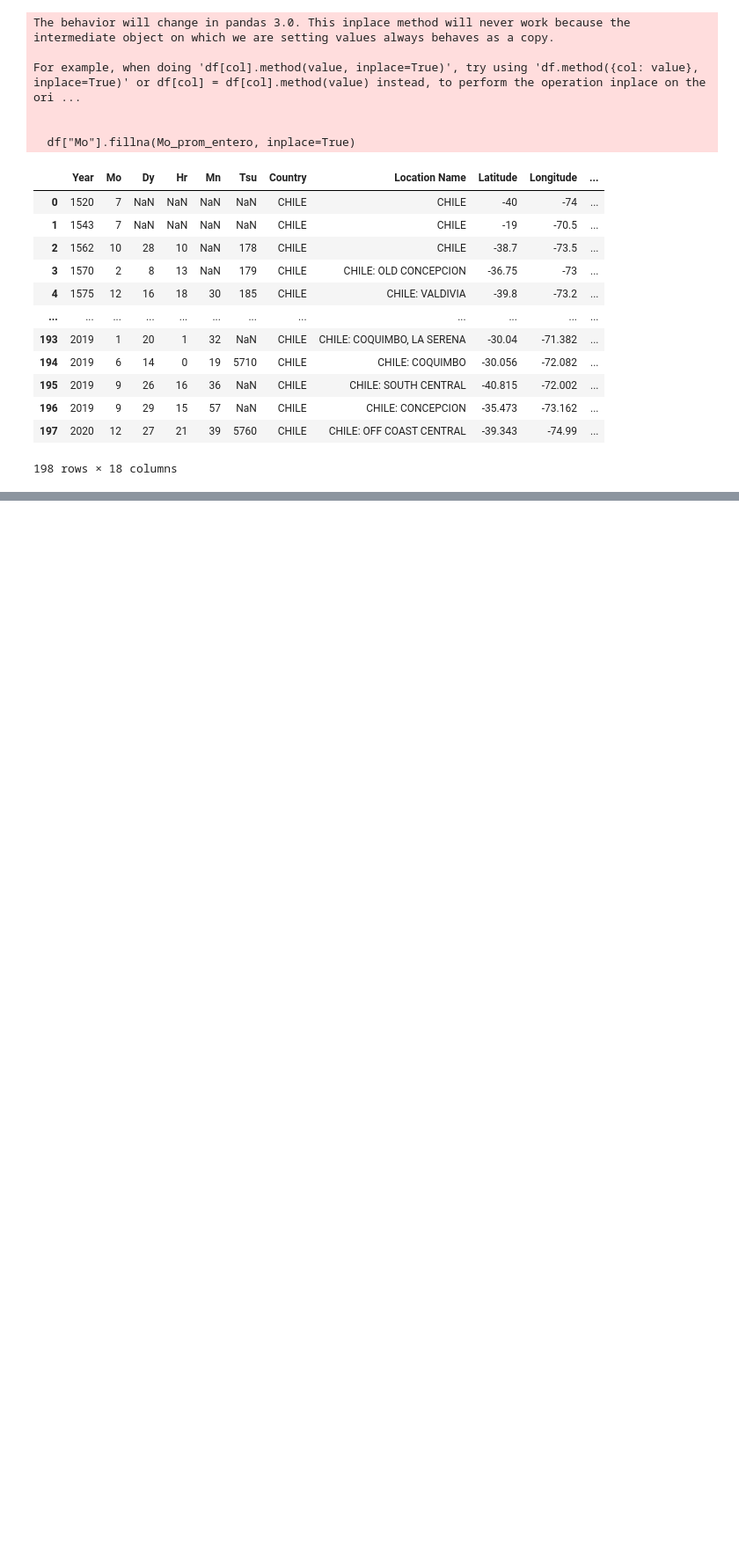
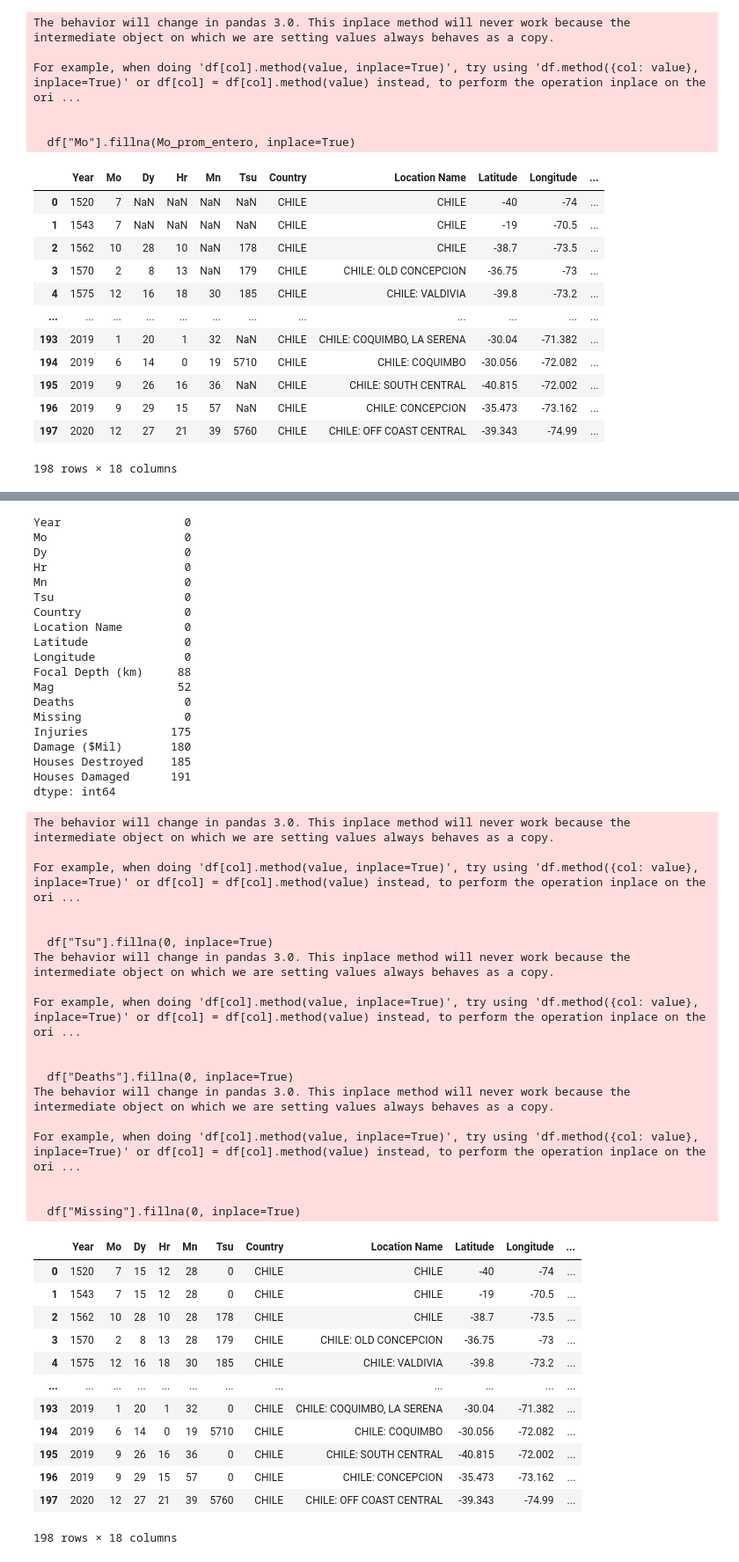
Before and after one commit to FrancoAv1/Taller-de-python-2, a Jupyter notebook: tarea2.ipynb, the cells around one changed output, grey strips where cells are left out. Shown at 88% size. Cells and saved outputs as stored; diff of their text form; code cells hidden in the pictures; blank space fills up the shorter version.

```diff
--- a/tarea2.ipynb
+++ b/tarea2.ipynb
@@ -259,0 +406,60 @@ df
+# %%
+# Reemplaza los valores faltantes en la columna "Tsu", "Deaths" y "Missing" por 0
+df["Tsu"].fillna(0, inplace=True)
+df["Deaths"].fillna(0, inplace=True)
+df["Missing"].fillna(0, inplace=True)
+
+# Cantidad actualizada de valores faltantes en cada columna
+print(df.isnull().sum())
+df
+# %% [output]
+Year                  0
+Mo                    0
+Dy                    0
+Hr                    0
+Mn                    0
+Tsu                   0
+Country               0
+Location Name         0
+Latitude              0
+Longitude             0
+Focal Depth (km)     88
+Mag                  52
+Deaths                0
+Missing               0
+Injuries            175
+Damage ($Mil)       180
+Houses Destroyed    185
+Houses Damaged      191
+dtype: int64
+The behavior will change in pandas 3.0. This inplace method will never work because the intermediate object on which we are setting values always behaves as a copy.
+
+For example, when doing 'df[col].method(value, inplace=True)', try using 'df.method({col: value}, inplace=True)' or df[col] = df[col].method(value) instead, to perform the operation inplace on the ori ...
+
+
+  df["Tsu"].fillna(0, inplace=True)
+The behavior will change in pandas 3.0. This inplace method will never work because the intermediate object on which we are setting values always behaves as a copy.
+
+For example, when doing 'df[col].method(value, inplace=True)', try using 'df.method({col: value}, inplace=True)' or df[col] = df[col].method(value) instead, to perform the operation inplace on the ori ...
+
+
+  df["Deaths"].fillna(0, inplace=True)
+The behavior will change in pandas 3.0. This inplace method will never work because the intermediate object on which we are setting values always behaves as a copy.
+
+For example, when doing 'df[col].method(value, inplace=True)', try using 'df.method({col: value}, inplace=True)' or df[col] = df[col].method(value) instead, to perform the operation inplace on the ori ...
+
+
+  df["Missing"].fillna(0, inplace=True)
+|  | Year | Mo | Dy | Hr | Mn | Tsu | Country | Location Name | Latitude | Longitude | ... |
+| 0 | 1520 | 7 | 15 | 12 | 28 | 0 | CHILE | CHILE | -40 | -74 | ... |
+| 1 | 1543 | 7 | 15 | 12 | 28 | 0 | CHILE | CHILE | -19 | -70.5 | ... |
+| 2 | 1562 | 10 | 28 | 10 | 28 | 178 | CHILE | CHILE | -38.7 | -73.5 | ... |
+| 3 | 1570 | 2 | 8 | 13 | 28 | 179 | CHILE | CHILE: OLD CONCEPCION | -36.75 | -73 | ... |
+| 4 | 1575 | 12 | 16 | 18 | 30 | 185 | CHILE | CHILE: VALDIVIA | -39.8 | -73.2 | ... |
+| ... | ... | ... | ... | ... | ... | ... | ... | ... | ... | ... | ... |
+| 193 | 2019 | 1 | 20 | 1 | 32 | 0 | CHILE | CHILE: COQUIMBO, LA SERENA | -30.04 | -71.382 | ... |
+| 194 | 2019 | 6 | 14 | 0 | 19 | 5710 | CHILE | CHILE: COQUIMBO | -30.056 | -72.082 | ... |
+| 195 | 2019 | 9 | 26 | 16 | 36 | 0 | CHILE | CHILE: SOUTH CENTRAL | -40.815 | -72.002 | ... |
+| 196 | 2019 | 9 | 29 | 15 | 57 | 0 | CHILE | CHILE: CONCEPCION | -35.473 | -73.162 | ... |
+| 197 | 2020 | 12 | 27 | 21 | 39 | 5760 | CHILE | CHILE: OFF COAST CENTRAL | -39.343 | -74.99 | ... |
+198 rows × 18 columns
```
Also changed, not shown: parts of 9 cells of this notebook.
